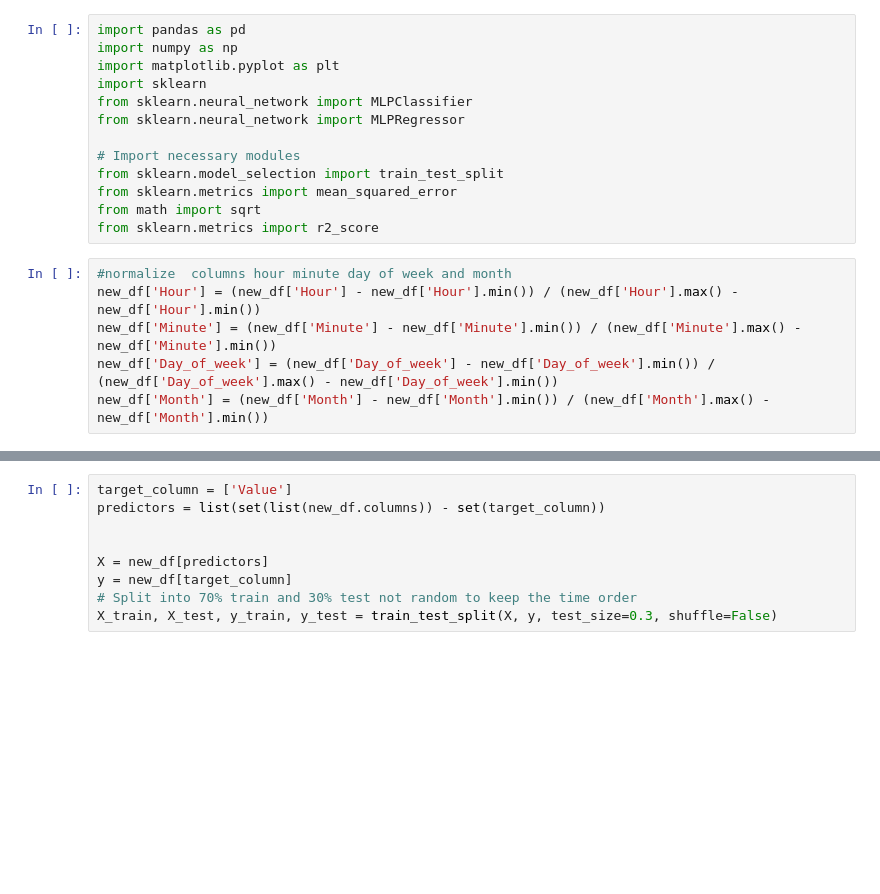
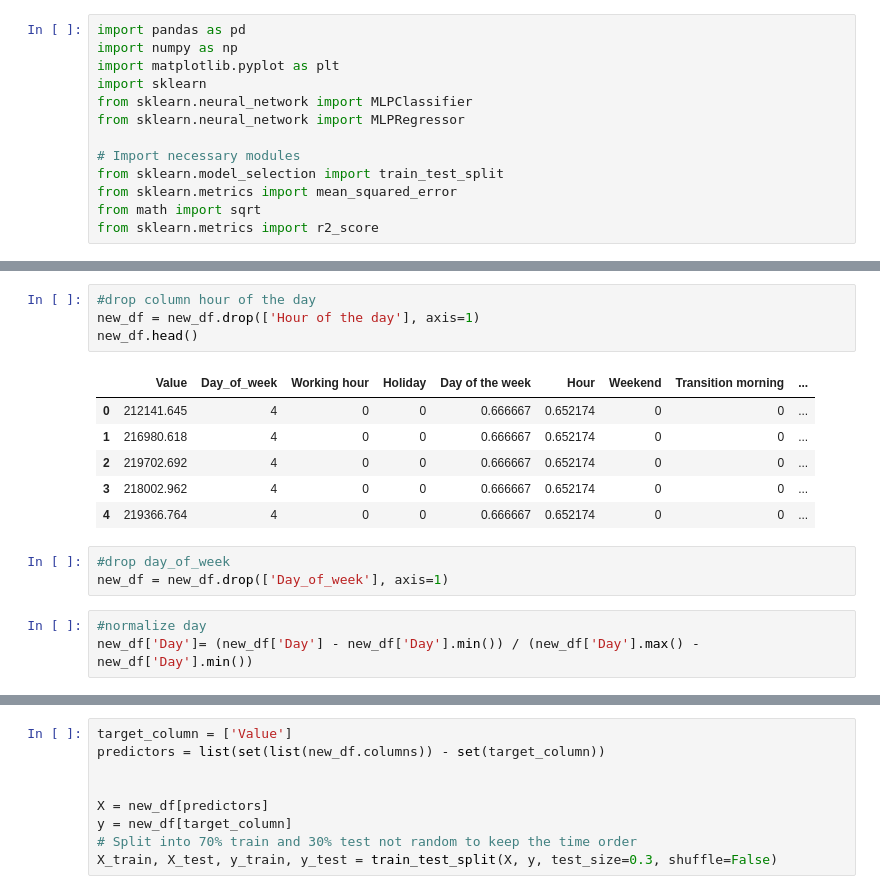
Before and after one commit to cojre/ml-project-2-stockdataholm, a Jupyter notebook: main_RNN copy.ipynb, the cells around one changed output, grey strips where cells are left out. Cells and saved outputs as stored; diff of their text form; blank space fills up the shorter version.

```diff
--- a/main_RNN copy.ipynb
+++ b/main_RNN copy.ipynb
@@ -750,9 +744,3 @@ from sklearn.model_selection import train_test_split
 from sklearn.metrics import mean_squared_error
 from math import sqrt
 from sklearn.metrics import r2_score
-# %%
-#normalize  columns hour minute day of week and month
-new_df['Hour'] = (new_df['Hour'] - new_df['Hour'].min()) / (new_df['Hour'].max() - new_df['Hour'].min())
-new_df['Minute'] = (new_df['Minute'] - new_df['Minute'].min()) / (new_df['Minute'].max() - new_df['Minute'].min())
-new_df['Day_of_week'] = (new_df['Day_of_week'] - new_df['Day_of_week'].min()) / (new_df['Day_of_week'].max() - new_df['Day_of_week'].min())
-new_df['Month'] = (new_df['Month'] - new_df['Month'].min()) / (new_df['Month'].max() - new_df['Month'].min())
@@ -758,0 +769,17 @@ new_df['Month'] = (new_df['Month'] - new_df['Month'].min()) / (new_df['Month'].m
+# %%
+#drop column hour of the day
+new_df = new_df.drop(['Hour of the day'], axis=1)
+new_df.head()
+# %% [output]
+|  | Value | Day_of_week | Working hour | Holiday | Day of the week | Hour | Weekend | Transition morning | ... |
+| 0 | 212141.645 | 4 | 0 | 0 | 0.666667 | 0.652174 | 0 | 0 | ... |
+| 1 | 216980.618 | 4 | 0 | 0 | 0.666667 | 0.652174 | 0 | 0 | ... |
+| 2 | 219702.692 | 4 | 0 | 0 | 0.666667 | 0.652174 | 0 | 0 | ... |
+| 3 | 218002.962 | 4 | 0 | 0 | 0.666667 | 0.652174 | 0 | 0 | ... |
+| 4 | 219366.764 | 4 | 0 | 0 | 0.666667 | 0.652174 | 0 | 0 | ... |
+# %%
+#drop day_of_week
+new_df = new_df.drop(['Day_of_week'], axis=1)
+# %%
+#normalize day
+new_df['Day']= (new_df['Day'] - new_df['Day'].min()) / (new_df['Day'].max() - new_df['Day'].min())
```
Also changed, not shown: parts of 25 cells of this notebook.
